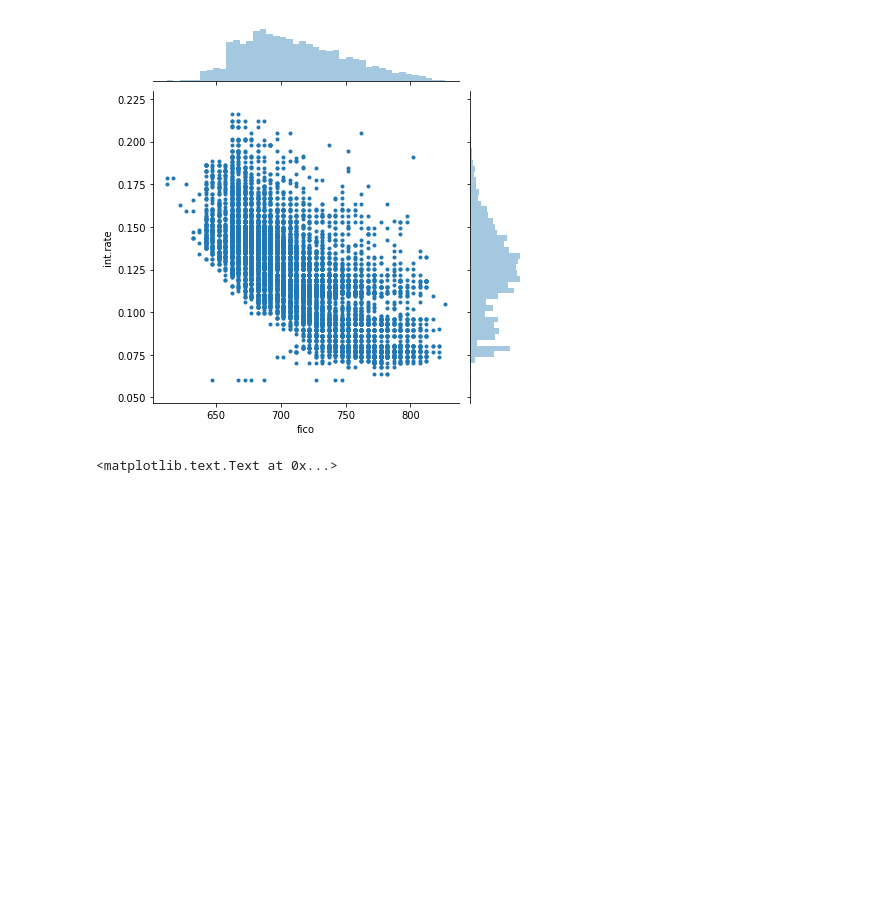
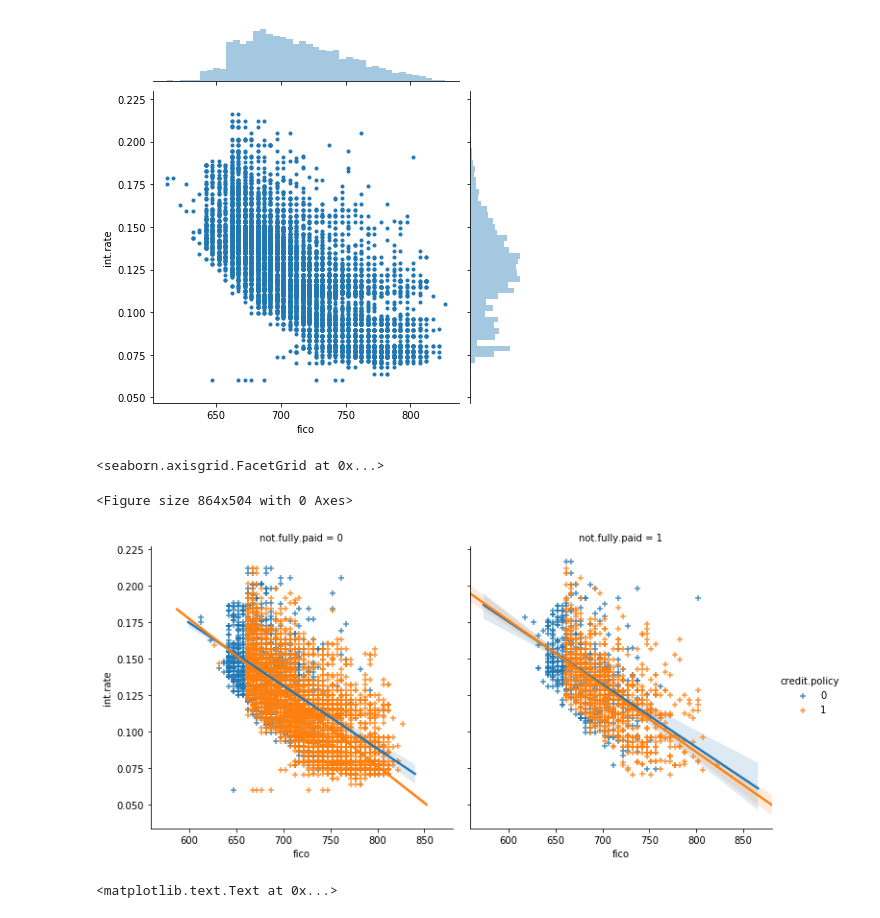
Before and after one commit to Pierrorobis/PythonDataSciencesLearnings, a Jupyter notebook: Jupyter/Machine Learning Sections/Decision-Trees-and-Random-Forests/Decision Trees and Random Forest Project .ipynb, the cells around one changed output. Cells and saved outputs as stored; diff of their text form; code cells hidden in the pictures; blank space fills up the shorter version.

```diff
--- a/Jupyter/Machine Learning Sections/Decision-Trees-and-Random-Forests/Decision Trees and Random Forest Project .ipynb
+++ b/Jupyter/Machine Learning Sections/Decision-Trees-and-Random-Forests/Decision Trees and Random Forest Project .ipynb
@@ -150,6 +182,13 @@ sns.jointplot(data=df, x='fico', y='int.rate', marker='.')
 # %% [output]
 <seaborn.axisgrid.JointGrid at 0x...>
 [figure]
+# %%
+plt.figure(figsize=(12,7))
+sns.lmplot(data=df, x='fico', y='int.rate', col='not.fully.paid', hue='credit.policy', markers='+')
+# %% [output]
+<seaborn.axisgrid.FacetGrid at 0x...>
+<Figure size 864x504 with 0 Axes>
+[figure, added]
 # %%
 # %% [output]
 <matplotlib.text.Text at 0x...>
```
Also changed, not shown: parts of 35 cells of this notebook.
